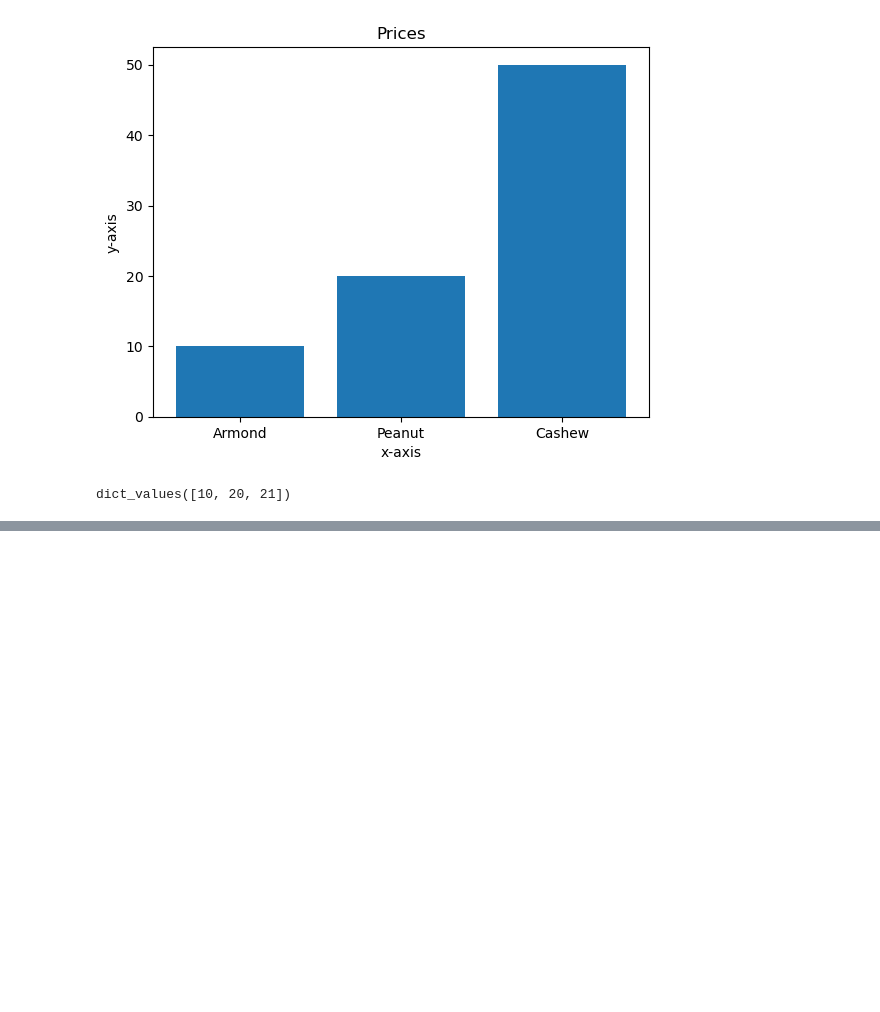
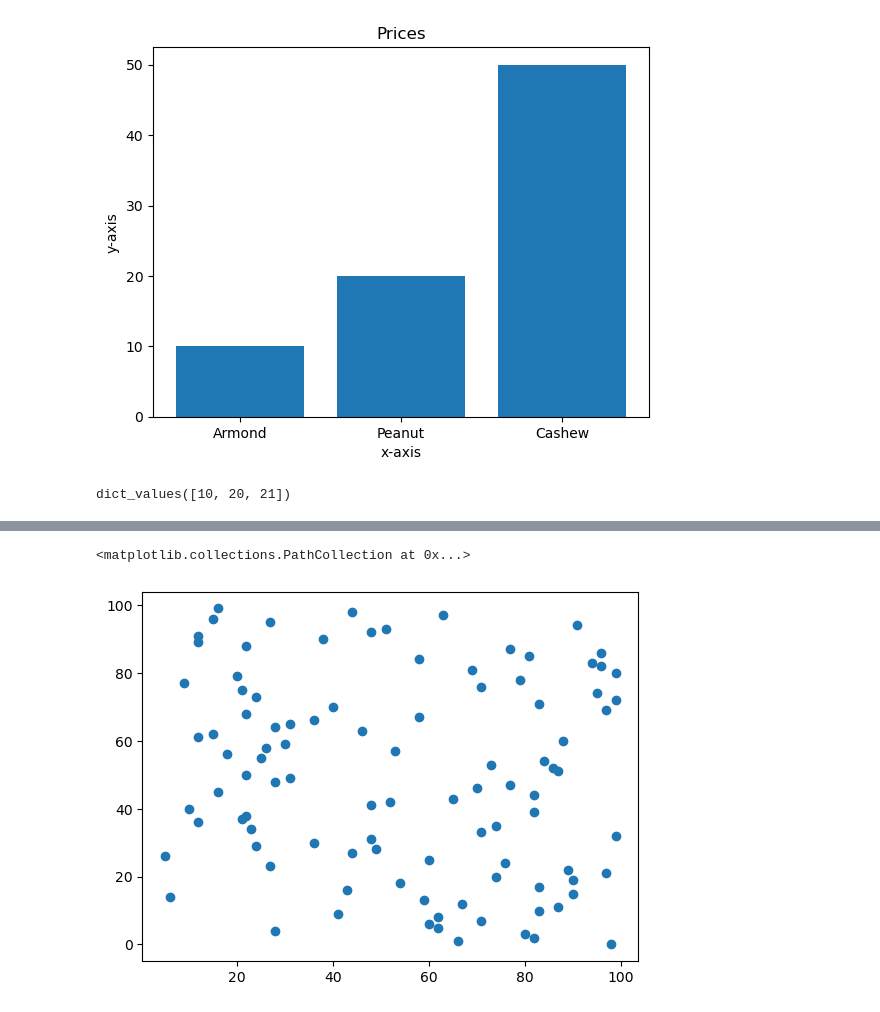
Before and after one commit to Dinindu-Tharuka/Machine-Learning, a Jupyter notebook: Matplotlib/Matplotlib.ipynb, the cells around one changed output, grey strips where cells are left out. Cells and saved outputs as stored; diff of their text form; code cells hidden in the pictures; blank space fills up the shorter version.

```diff
--- a/Matplotlib/Matplotlib.ipynb
+++ b/Matplotlib/Matplotlib.ipynb
@@ -100,0 +107,9 @@ dict_values([10, 20, 21])
+# %%
+x = np.random.randint(1, 100, b)
+y = np.arange(0, 100, 1)
+
+fig, ax = plt.subplots()
+ax.scatter(x, y)
+# %% [output]
+<matplotlib.collections.PathCollection at 0x...>
+[figure, added]
```
Also changed, not shown: parts of 5 cells of this notebook.
